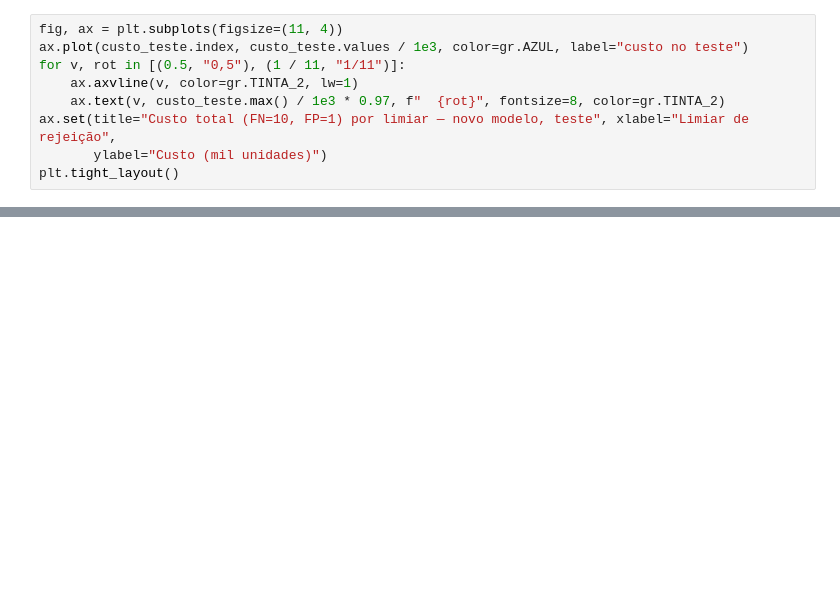
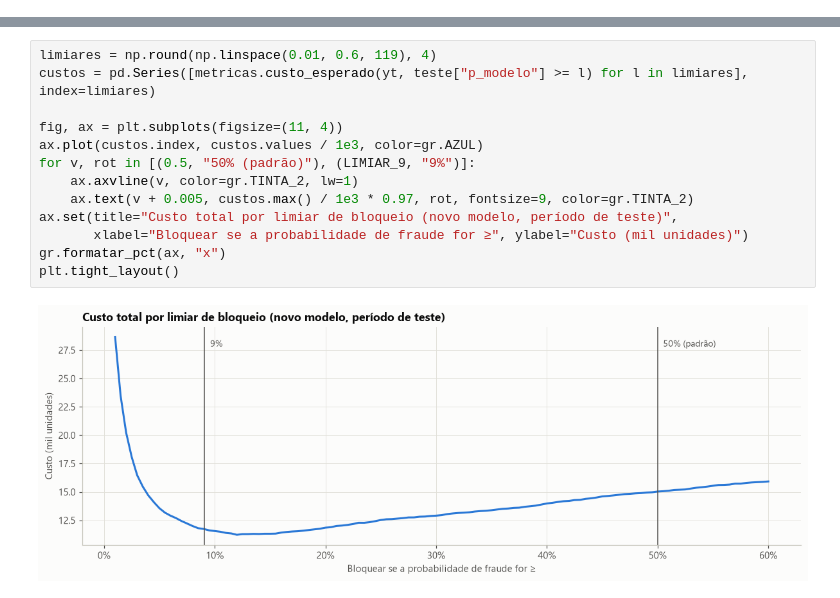
Before and after one commit to juanocv/meli_fraud_case, a Jupyter notebook: notebooks/08_decisao_negocio.ipynb, the cells around one changed output, grey strips where cells are left out. Cells and saved outputs as stored; diff of their text form; blank space fills up the shorter version.

```diff
--- a/notebooks/08_decisao_negocio.ipynb
+++ b/notebooks/08_decisao_negocio.ipynb
@@ -344,9 +0,0 @@ Custo de aprovar tudo no teste: 18,540
-# %%
-fig, ax = plt.subplots(figsize=(11, 4))
-ax.plot(custo_teste.index, custo_teste.values / 1e3, color=gr.AZUL, label="custo no teste")
-for v, rot in [(0.5, "0,5"), (1 / 11, "1/11")]:
-    ax.axvline(v, color=gr.TINTA_2, lw=1)
-    ax.text(v, custo_teste.max() / 1e3 * 0.97, f"  {rot}", fontsize=8, color=gr.TINTA_2)
-ax.set(title="Custo total (FN=10, FP=1) por limiar — novo modelo, teste", xlabel="Limiar de rejeição",
-       ylabel="Custo (mil unidades)")
-plt.tight_layout()
@@ -427,0 +280,15 @@ Preferimos **treinar sem peso, calibrar e mover o limiar**:
+# %%
+limiares = np.round(np.linspace(0.01, 0.6, 119), 4)
+custos = pd.Series([metricas.custo_esperado(yt, teste["p_modelo"] >= l) for l in limiares], index=limiares)
+
+fig, ax = plt.subplots(figsize=(11, 4))
+ax.plot(custos.index, custos.values / 1e3, color=gr.AZUL)
+for v, rot in [(0.5, "50% (padrão)"), (LIMIAR_9, "9%")]:
+    ax.axvline(v, color=gr.TINTA_2, lw=1)
+    ax.text(v + 0.005, custos.max() / 1e3 * 0.97, rot, fontsize=9, color=gr.TINTA_2)
+ax.set(title="Custo total por limiar de bloqueio (novo modelo, período de teste)",
+       xlabel="Bloquear se a probabilidade de fraude for ≥", ylabel="Custo (mil unidades)")
+gr.formatar_pct(ax, "x")
+plt.tight_layout()
+# %% [output]
+[figure, added]
```
Also changed, not shown: parts of 54 cells of this notebook.
